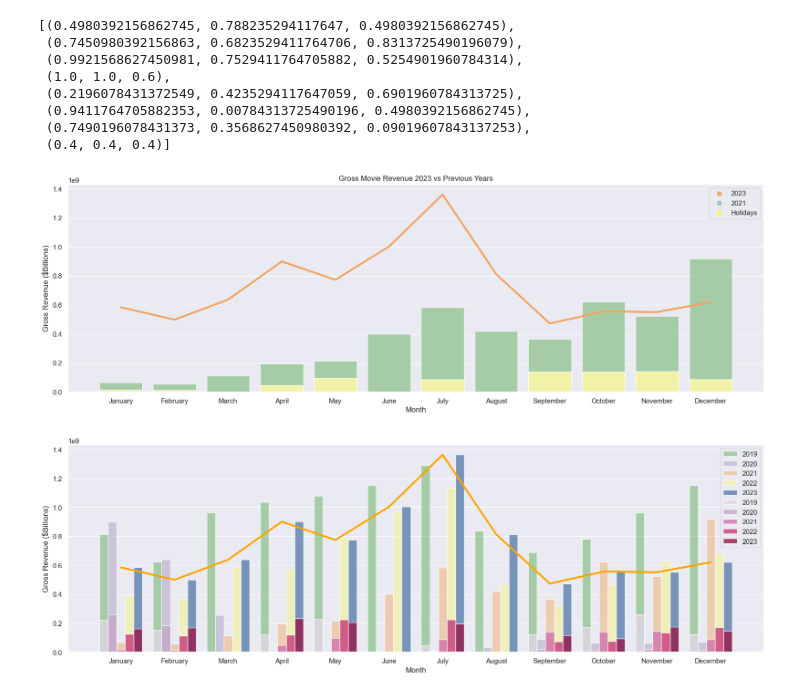
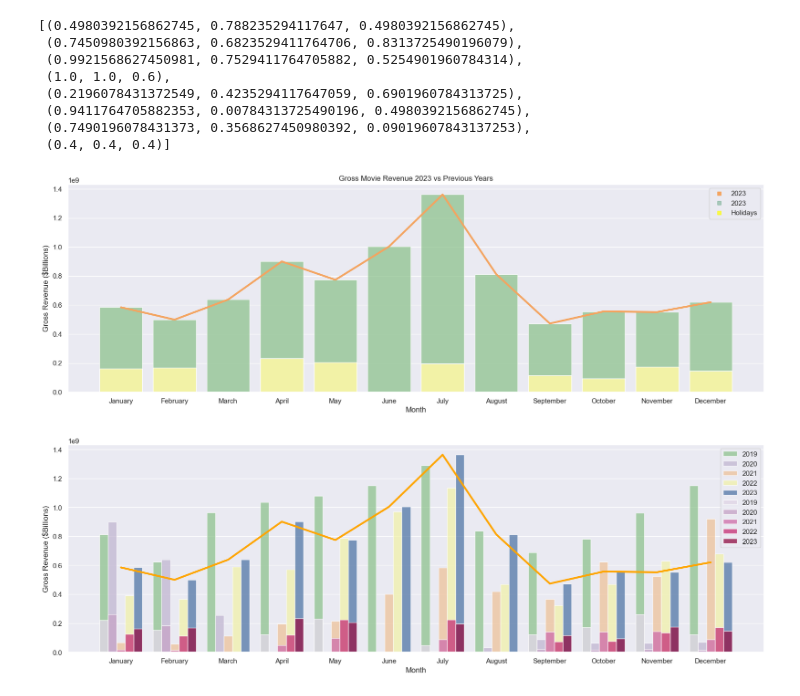
Before and after one commit to StarkArk/SnapCinema_2023, a Jupyter notebook: explore_movies_holidays.ipynb, the cells around one changed output. Saved outputs shown, nothing was run; the diff lists cells and outputs as text; code cells hidden in the pictures.

```diff
--- a/explore_movies_holidays.ipynb
+++ b/explore_movies_holidays.ipynb
@@ -131,33 +131,33 @@ sns.color_palette("Accent")
 # %%
 # Plot Revenues
 import matplotlib.lines as mlines
 
 # Input years to compare
 reference_year = 2023      # Line plot input
-dropdown_year = 2021       # Barplot input/Dropdown Button
+dropdown_year = 2023       # Barplot input/Dropdown Button
 
 # Adjust Dataframes to Input years
 rev_2023 = reverse_rev[reverse_rev['Year'] == reference_year]
 rev_not_2023 = reverse_rev[reverse_rev['Year'] == dropdown_year]
 # Create figure
 plt.figure(figsize=(20, 6))
 sns.set_style('darkgrid')
 # layer the plots
 sns.barplot(data=rev_not_2023, x='Month', y='Cumulative Gross', hue='Year', palette = 'Accent', alpha = .7)
 sns.barplot(data=rev_not_2023, x='Month', y='Holiday Gross', hue='Year', palette = 'Accent_r', alpha = 1.0)
 sns.lineplot(data=rev_2023, x='Month', y='Cumulative Gross', color = 'sandybrown', linewidth = 3)
 # Legends/Labels
 plt.ylabel('Gross Revenue ($Billions)')
 drop_year = mlines.Line2D([], [], color='seagreen', marker='s', ls='', alpha=.35, label=f'{dropdown_year}')
 ref_year = mlines.Line2D([], [], color='sandybrown', marker='s', ls='', label=f'{reference_year}')
 holiday = mlines.Line2D([], [], color='yellow', marker='s', ls='', alpha=.7, label='Holidays')
 plt.legend(handles=[ref_year, drop_year, holiday])
 plt.title('Gross Movie Revenue 2023 vs Previous Years')
 
 # plt.savefig('Gross_Rev_Vis_Single')
 plt.show()
 # %% [output]
-[figure, old version]
+[figure, new version]
 # %%
 # Plot Revenues
 import matplotlib.lines as mlines
```
Also changed, not shown: 1 other file.
